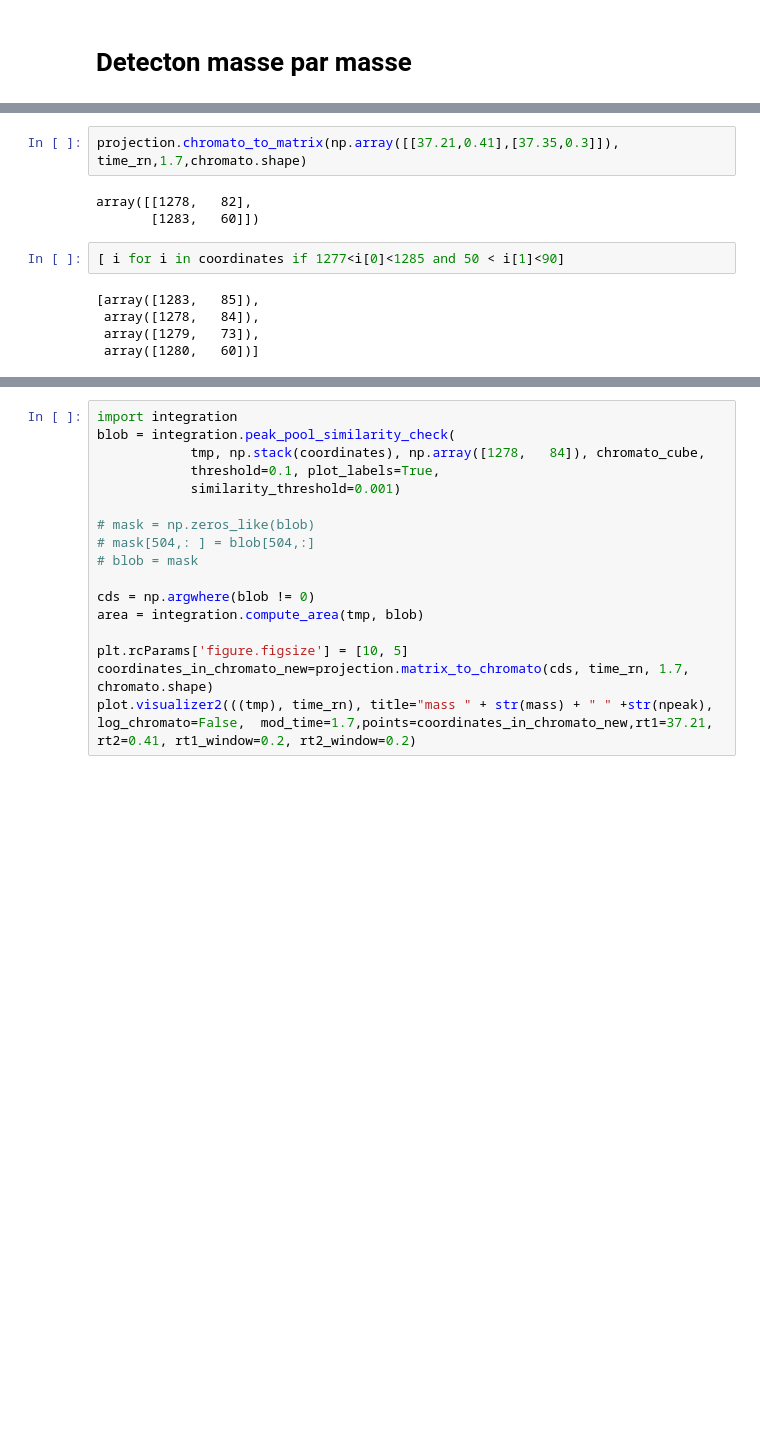
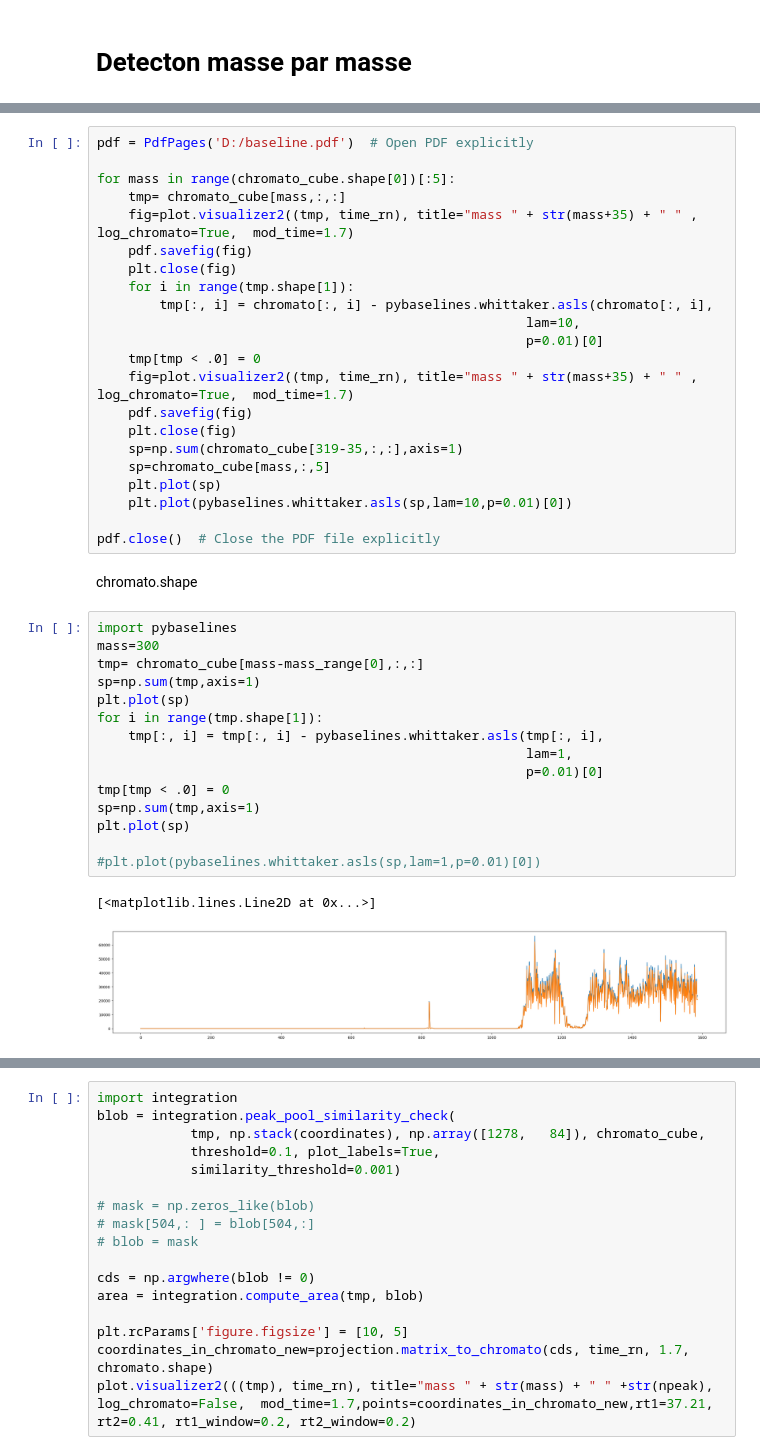
Before and after one commit to Lollith/Python-2DGC-Alignment, a Jupyter notebook: notebooks/db_scan.ipynb, the cells around one changed output, grey strips where cells are left out. Drawn from its saved outputs; the diff is of its cells as text; blank space fills up the shorter version.

```diff
--- a/notebooks/db_scan.ipynb
+++ b/notebooks/db_scan.ipynb
@@ -463,12 +523,42 @@ plot.visualizer2(((tmp), time_rn), title="mass " + str(mass) + " " +str(npeak),
-# %%
-projection.chromato_to_matrix(np.array([[37.21,0.41],[37.35,0.3]]), time_rn,1.7,chromato.shape)
-# %% [output]
-array([[1278,   82],
-       [1283,   60]])
-# %%
-[ i for i in coordinates if 1277<i[0]<1285 and 50 < i[1]<90]
-# %% [output]
-[array([1283,   85]),
- array([1278,   84]),
- array([1279,   73]),
- array([1280,   60])]
+# %%
+pdf = PdfPages('D:/baseline.pdf')  # Open PDF explicitly
+
+for mass in range(chromato_cube.shape[0])[:5]:
+    tmp= chromato_cube[mass,:,:]
+    fig=plot.visualizer2((tmp, time_rn), title="mass " + str(mass+35) + " " , log_chromato=True,  mod_time=1.7)
+    pdf.savefig(fig)
+    plt.close(fig)
+    for i in range(tmp.shape[1]):
+        tmp[:, i] = chromato[:, i] - pybaselines.whittaker.asls(chromato[:, i],
+                                                       lam=10,
+                                                       p=0.01)[0]
+    tmp[tmp < .0] = 0
+    fig=plot.visualizer2((tmp, time_rn), title="mass " + str(mass+35) + " " , log_chromato=True,  mod_time=1.7)
+    pdf.savefig(fig)
+    plt.close(fig)
+    sp=np.sum(chromato_cube[319-35,:,:],axis=1)
+    sp=chromato_cube[mass,:,5]
+    plt.plot(sp)
+    plt.plot(pybaselines.whittaker.asls(sp,lam=10,p=0.01)[0])
+
+pdf.close()  # Close the PDF file explicitly
+# %% [markdown]
+chromato.shape
+# %%
+import pybaselines
+mass=300
+tmp= chromato_cube[mass-mass_range[0],:,:]
+sp=np.sum(tmp,axis=1)
+plt.plot(sp)
+for i in range(tmp.shape[1]):
+    tmp[:, i] = tmp[:, i] - pybaselines.whittaker.asls(tmp[:, i],
+                                                       lam=1,
+                                                       p=0.01)[0]
+tmp[tmp < .0] = 0
+sp=np.sum(tmp,axis=1)
+plt.plot(sp)
+
+#plt.plot(pybaselines.whittaker.asls(sp,lam=1,p=0.01)[0])
+# %% [output]
+[<matplotlib.lines.Line2D at 0x...>]
+[figure, added]
```
Also changed, not shown: parts of 49 cells of this notebook.
